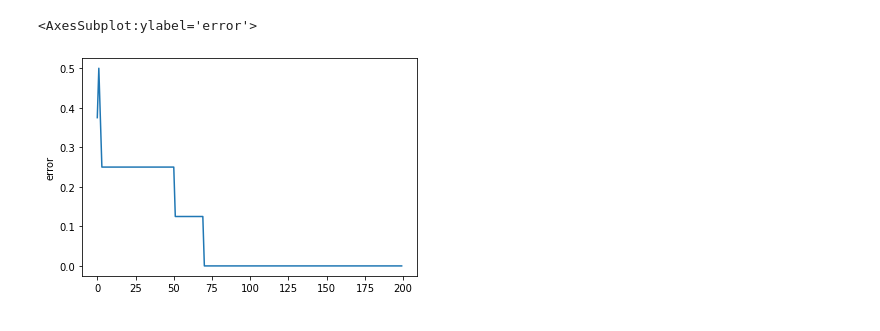
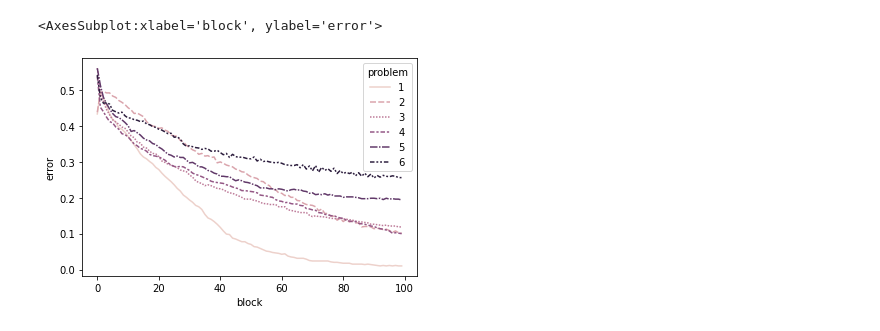
Before and after one commit to gureckis/keras_alcove, a Jupyter notebook: alcove_shj.ipynb, the cells around one changed output. Cells and saved outputs as stored; diff of their text form; code cells hidden in the pictures.

Commit message:
apples a MLP to all the six types averaging over lots of runs

```diff
--- a/alcove_shj.ipynb
+++ b/alcove_shj.ipynb
@@ -18,9 +24,0 @@ type1_labels = np.array([0,0,0,0,1,1,1,1])
-# %%
-model = keras.Sequential([
-    layers.Dense(16, activation="relu"),
-    layers.Dense(1, activation="sigmoid")
-])
-# %%
-model.compile(optimizer="rmsprop", loss="binary_crossentropy", metrics=["accuracy"])
-# %%
-history = model.fit(stims, type1_labels, epochs=200, batch_size=8)
@@ -49,0 +25,17 @@ res_df['error']=1.0-res_df['accuracy']
+# %%
+runs_df = []
+for problem in range(labels.shape[0]):
+    for i in range(100):
+        model = keras.Sequential([
+            layers.Dense(5, activation="relu"),
+            layers.Dense(1, activation="sigmoid")
+        ])
+        model.compile(optimizer=keras.optimizers.RMSprop(learning_rate=0.005), loss="binary_crossentropy", metrics=["accuracy"])
+        history = model.fit(stims, labels[problem], epochs=100, batch_size=8, verbose=False)
+        run_df=pd.DataFrame(history.history)
+        run_df['error']=1.0-run_df['accuracy']
+        run_df['block']=run_df.index
+        run_df['run']=i
+        run_df['problem']=problem+1
+        runs_df.append(run_df)
+runs_df = pd.concat(runs_df)
@@ -50,5 +51,5 @@ res_df['error']=1.0-res_df['accuracy']
 # %%
-sns.lineplot(x=res_df.index, y='error', data=res_df)
+sns.lineplot(x='block',y='error',style='problem',hue='problem',data=runs_df.groupby(["block","problem"]).mean())
 # %% [output]
-<AxesSubplot:ylabel='error'>
+<AxesSubplot:xlabel='block', ylabel='error'>
-[figure, old version]
+[figure, new version]
```
Also changed, not shown: parts of 5 cells of this notebook.
